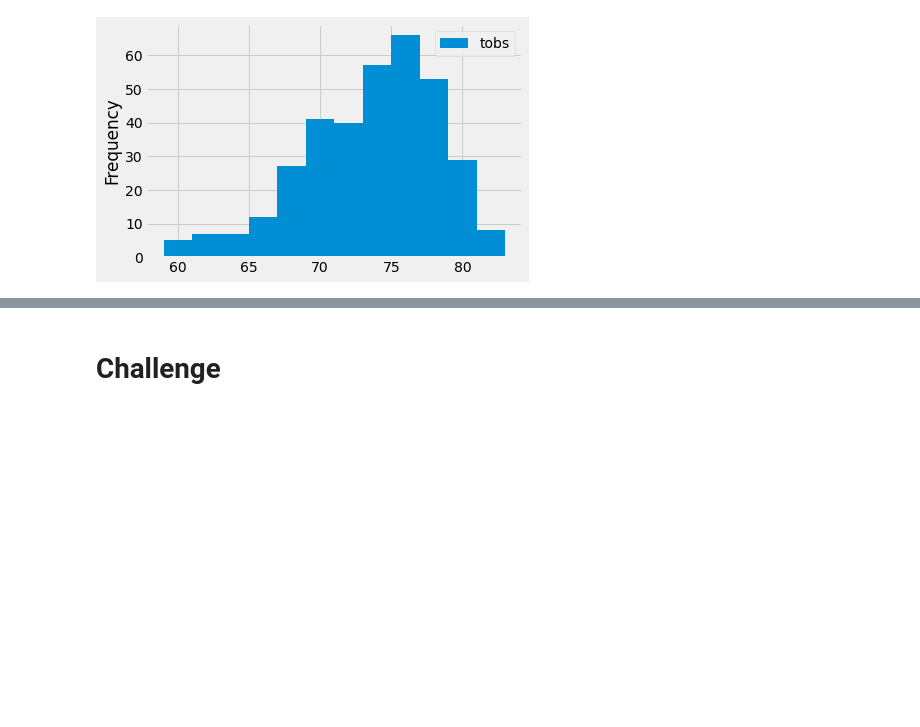
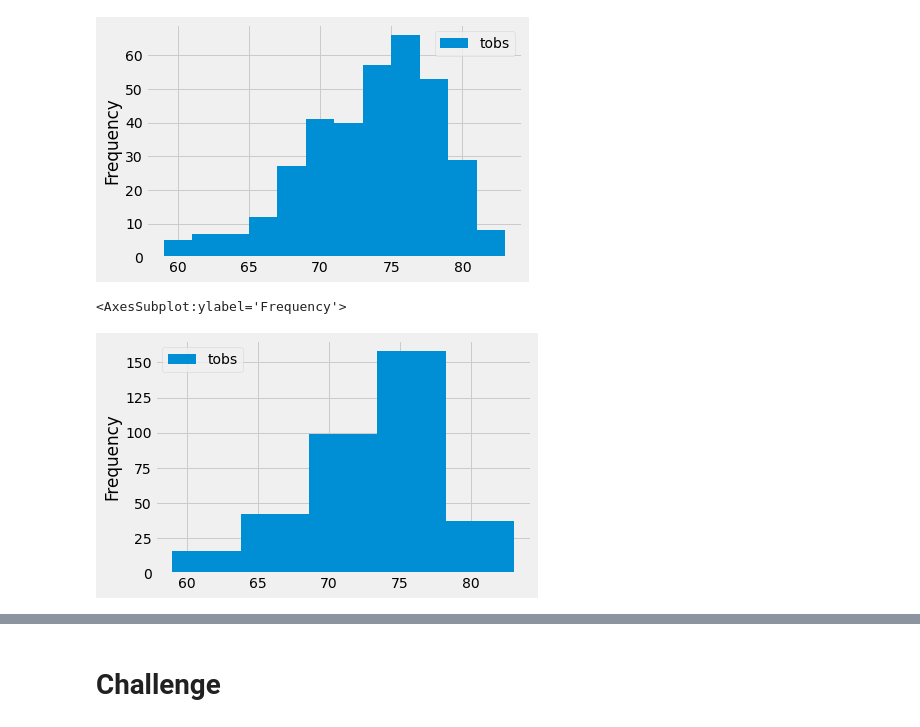
Before and after one commit to MiroIbarra/surfs_up, a Jupyter notebook: climate_analysis.ipynb, the cells around one changed output, grey strips where cells are left out. Cells and saved outputs as stored; diff of their text form; code cells hidden in the pictures; blank space fills up the shorter version.

```diff
--- a/climate_analysis.ipynb
+++ b/climate_analysis.ipynb
@@ -161,3 +161,8 @@ df.plot.hist(bins=12)
 <AxesSubplot:ylabel='Frequency'>
 <Figure size 432x288 with 0 Axes>
 [figure]
+# %%
+df.plot.hist(bins=5)
+# %% [output]
+<AxesSubplot:ylabel='Frequency'>
+[figure, added]
```
Also changed, not shown: parts of 1 cell of this notebook, 1 other file.
